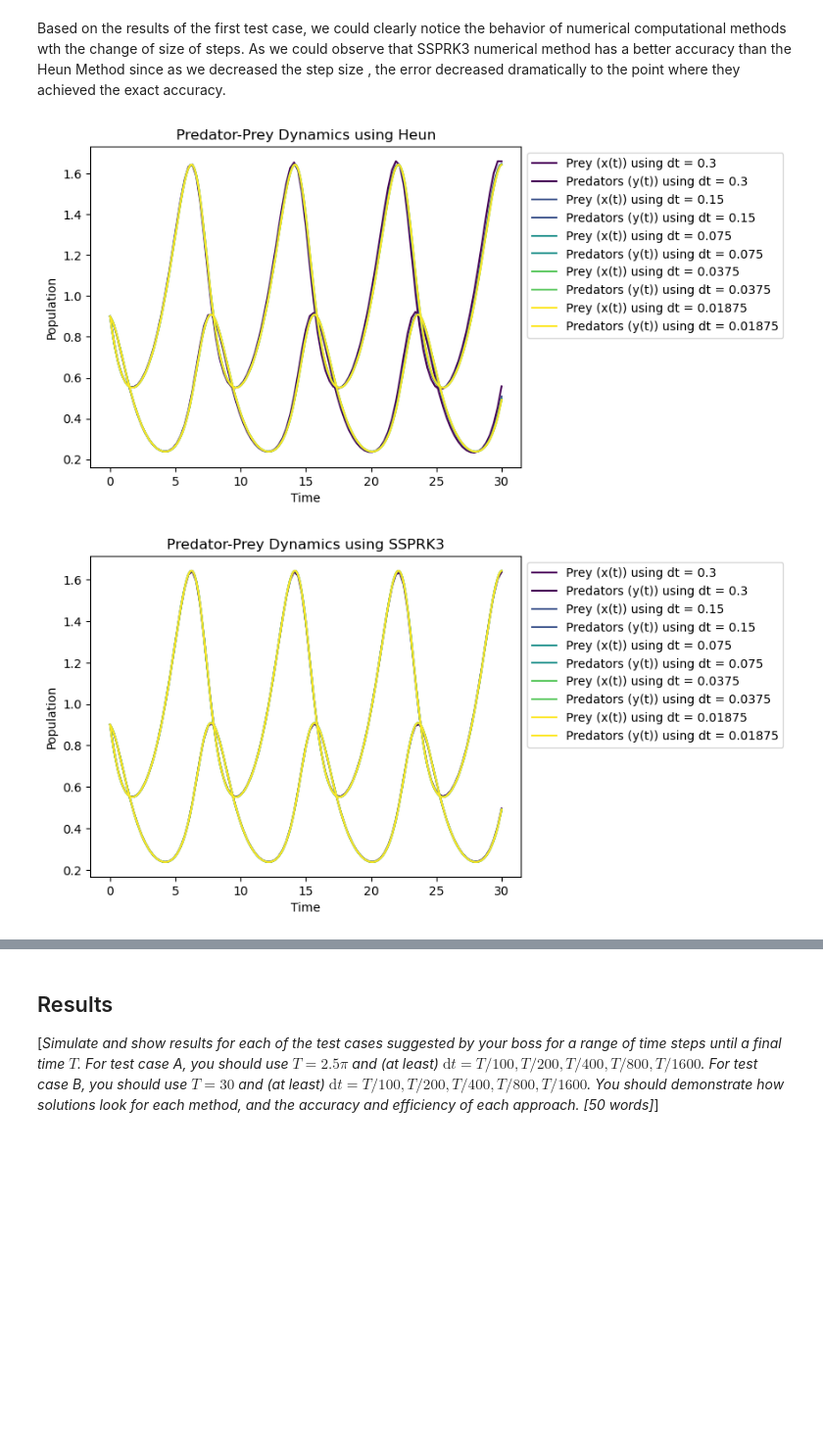
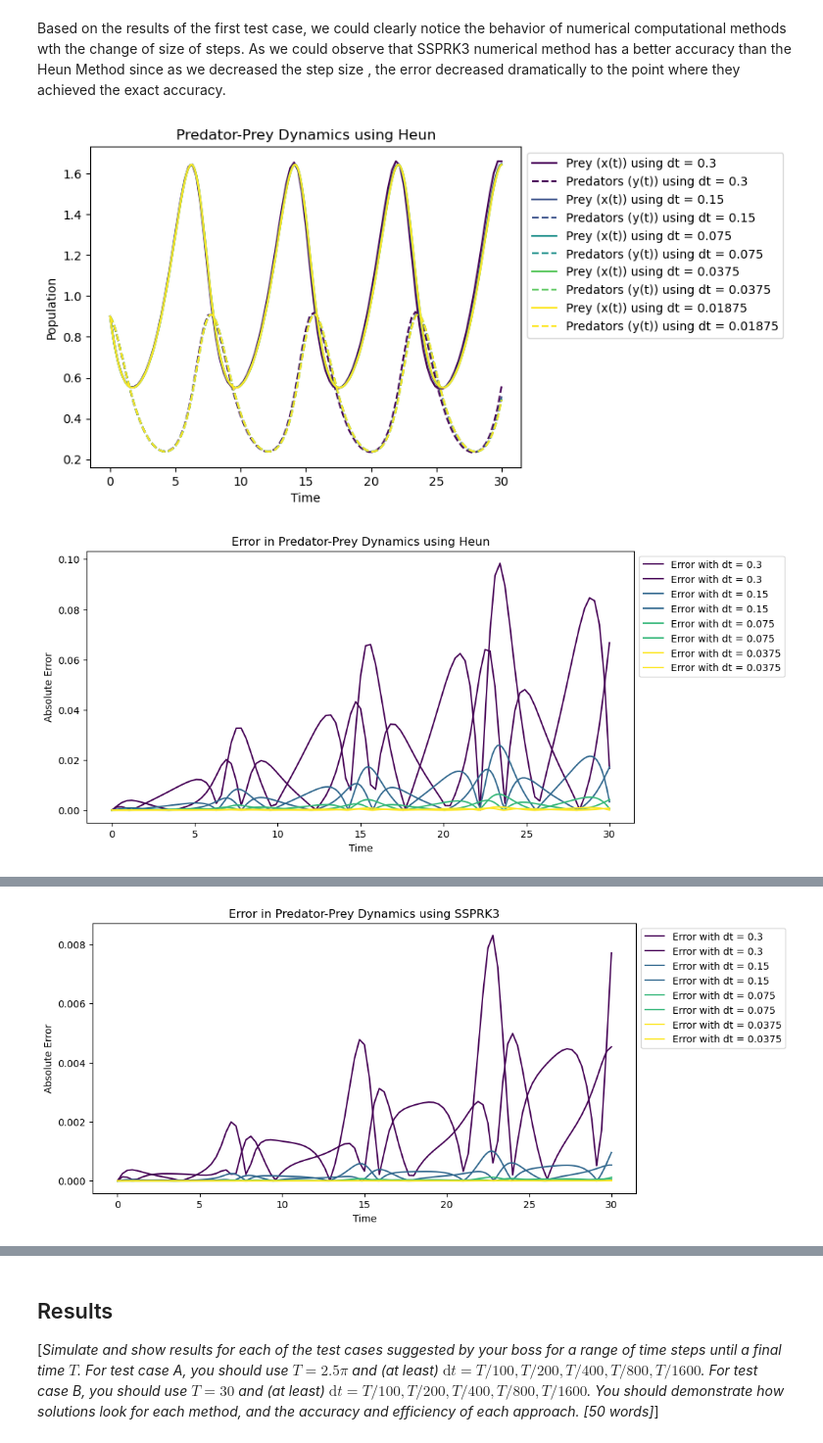
Before and after one commit to rubayeaAlketbi/Numerical-Methods-for-Solving-Predator-Prey-Models, a Jupyter notebook: template.ipynb, the cells around one changed output, grey strips where cells are left out. Shown at 98% size. Cells and saved outputs as stored; diff of their text form; code cells hidden in the pictures; blank space fills up the shorter version.

```diff
--- a/template.ipynb
+++ b/template.ipynb
@@ -171,7 +169,7 @@ def plot_results(results, method):
         plt.plot(t_values, prey_pop,
                  label='Prey (x(t)) using dt = {}'.format(dt), color=colors[i])
         plt.plot(t_values, predator_pop, label='Predators (y(t)) using dt = {}'.format(
-            dt), color=colors[i])
+            dt), color=colors[i], linestyle='--')
 
     # Add labels and title to plot
     plt.legend(loc='upper left', bbox_to_anchor=(1, 1))
@@ -216,6 +214,41 @@ def compute_and_plot_error1(results, t0, T, method):
     plt.ylabel('Absolute Error')
     plt.title('Error in Predator-Prey Dynamics using {}'.format(method))
     plt.show()
+
+
+''' A function that gets the accuracy of the method based on the result of
+the finest dt value.'''
+def getAccuracy(result):
+    # Extract the finest dt value data
+    finest_dt, t_fine, y_fine = result[-1]
+    errors = []
+    # Interpolate the exact solution to match the time values of the numerical solutions
+    interp_func = interp1d(t_fine, y_fine, axis=0, fill_value='extrapolate')
+
+    for dt,t,y in result[:-1]:
+        y_ref_interp = interp_func(t)
+        # Calculate the error
+        error = np.abs(y-y_ref_interp)
+        errors.append((dt,t,error))
+    return errors
+
+''' A function that plots the error of the method based on the result of
+the finest dt value.'''
+def plotAccuracy(errors, method):
+    # Get a unique color for each dt value
+    colors = plt.cm.viridis(np.linspace(0, 1, len(errors)))
+    # Prepare the figure for plotting errors
+    plt.figure(figsize=(10, 5))
+    for i, (dt, t_values, error) in enumerate(errors):
+        # Plot the error over time for each dt
+        plt.plot(t_values, error,
+                 label='Error with dt = {}'.format(dt), color=colors[i])
+    # Add labels and title to plot
+    plt.legend(loc='upper left', bbox_to_anchor=(1, 1))
+    plt.xlabel('Time')
+    plt.ylabel('Absolute Error')
+    plt.title('Error in Predator-Prey Dynamics using {}'.format(method))
+    plt.show()
 # %% [markdown]
 ### Results on Test Case 1:
 On the first stage of showcasing the results we will compare each iteration with each other than we will plot the graph of each value of dt with the exact solution afterwards we will compare the error between the results so we can have a better idea on how the size affect the accuracy of the method.
@@ -254,20 +287,23 @@ Based on the results of the first test case, we could clearly notice the behavio
 # %%
 # Define the parameters of the problem
 t0 = 0
 T = 30
 dts = [T/100.0, T/200.0, T/400.0, T/800.0, T/1600.0]
 initial_condition = np.array([0.9, 0.9])
 method1 = 'Heun'
 method2 = 'SSPRK3'
 
 # Compute the numerical solutions
 simulation_results_1 = compute_dts(rhs_prey_predator_c2, initial_condition, t0, T, dts, method1)
 simulation_results_2 = compute_dts(rhs_prey_predator_c2, initial_condition, t0, T, dts, method2)
 simulation_results_3 = Euler_Method_Compute(rhs_prey_predator_c2, initial_condition, t0, T, dts)
 # Plot the results
 plot_results(simulation_results_1, method1)
+plotAccuracy(getAccuracy(simulation_results_1), method1)
 plot_results(simulation_results_2, method2)
+plotAccuracy(getAccuracy(simulation_results_2), method2)
 plot_results(simulation_results_3, 'Euler Method')
+plotAccuracy(getAccuracy(simulation_results_3), 'Euler')
 # %% [output]
 [figure]
-[figure, old version]
+[figure, new version]
@@ -274,0 +311 @@ plot_results(simulation_results_3, 'Euler Method')
+[figure, added]
```
Also changed, not shown: parts of 4 cells of this notebook.
